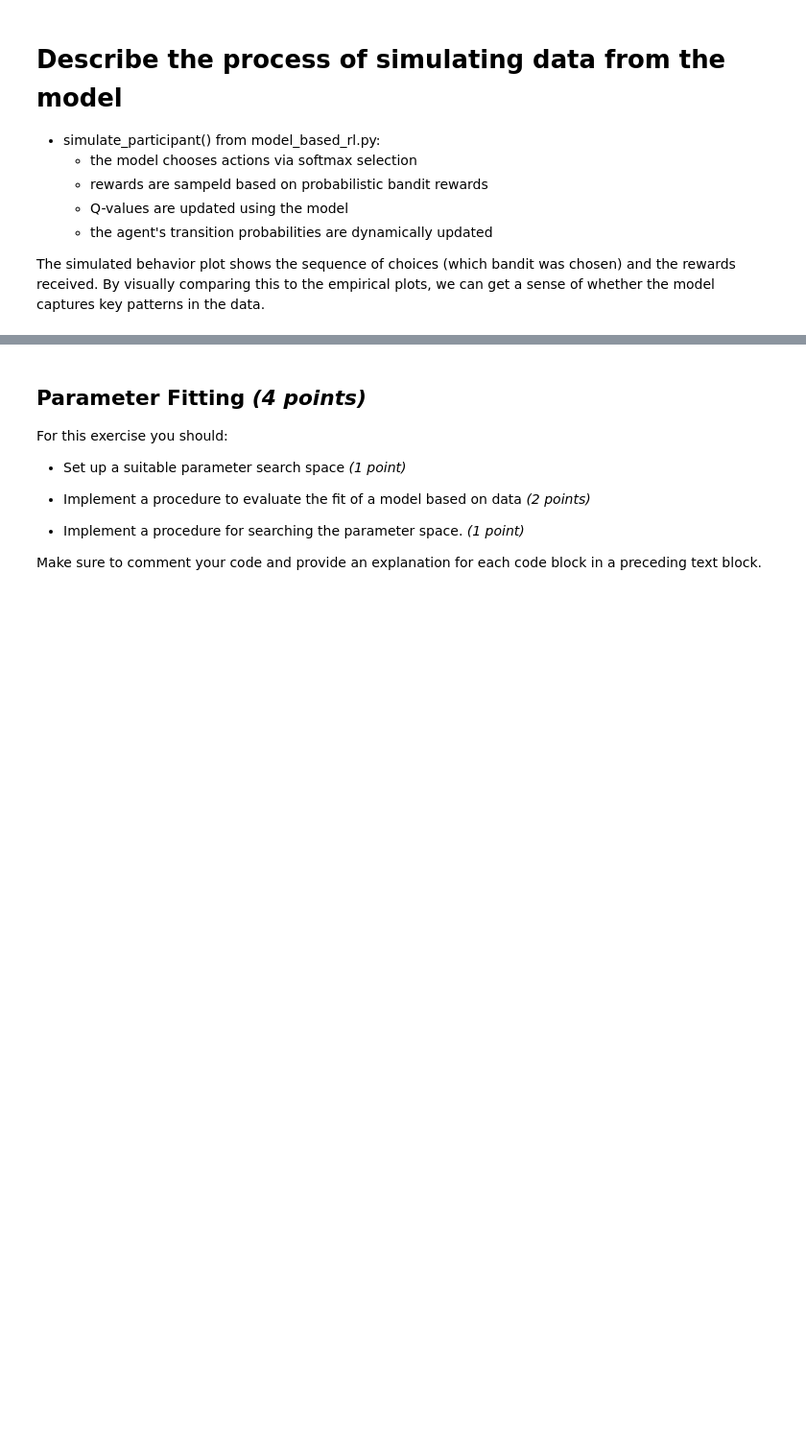
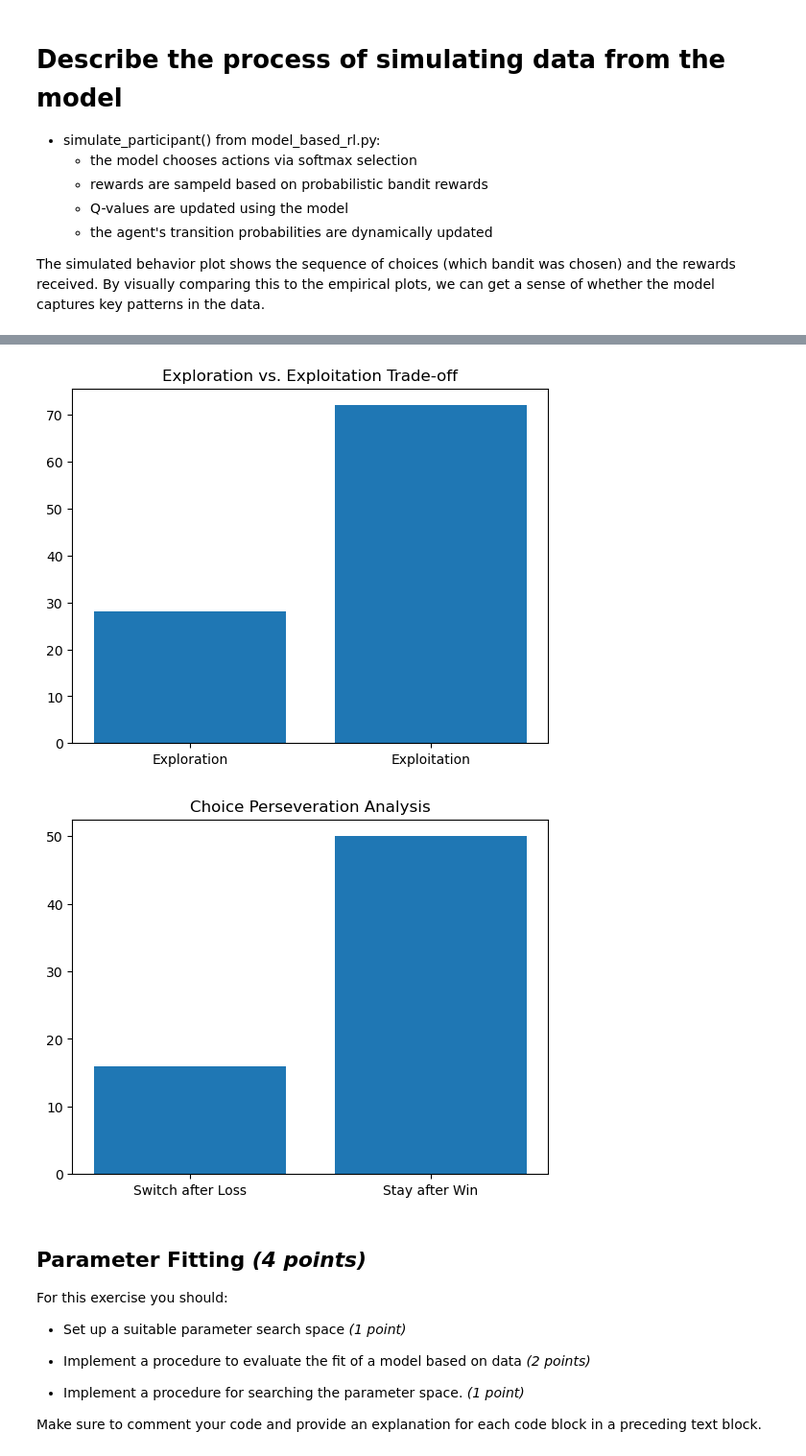
Before and after one commit to elihagen/modeling_group3, a Jupyter notebook: Group3_Experiment_1.ipynb, the cells around one changed output, grey strips where cells are left out. Shown at 96% size. Cells and saved outputs as stored; diff of their text form; code cells hidden in the pictures; blank space fills up the shorter version.

```diff
--- a/Group3_Experiment_1.ipynb
+++ b/Group3_Experiment_1.ipynb
@@ -283,3 +274,18 @@ plt.show()
+# %%
+# analyze exploration-exploitation tradeoff
+exploration_mf, exploitation_mf = analyze_exploration_exploitation(choices_mf)
+plt.bar(['Exploration', 'Exploitation'], [exploration_mf, exploitation_mf])
+plt.title('Exploration vs. Exploitation Trade-off')
+plt.show()
+
+# analyze choice-preservation
+switch_loss, stay_win = analyze_choice_perseveration(choices_mf, rewards_mf)
+plt.bar(['Switch after Loss', 'Stay after Win'], [switch_loss, stay_win])
+plt.title('Choice Perseveration Analysis')
+plt.show()
+# %% [output]
+[figure, added]
+[figure, added]
 # %% [markdown]
 ## Parameter Fitting *(4 points)*
 
```
Also changed, not shown: parts of 16 cells of this notebook.
